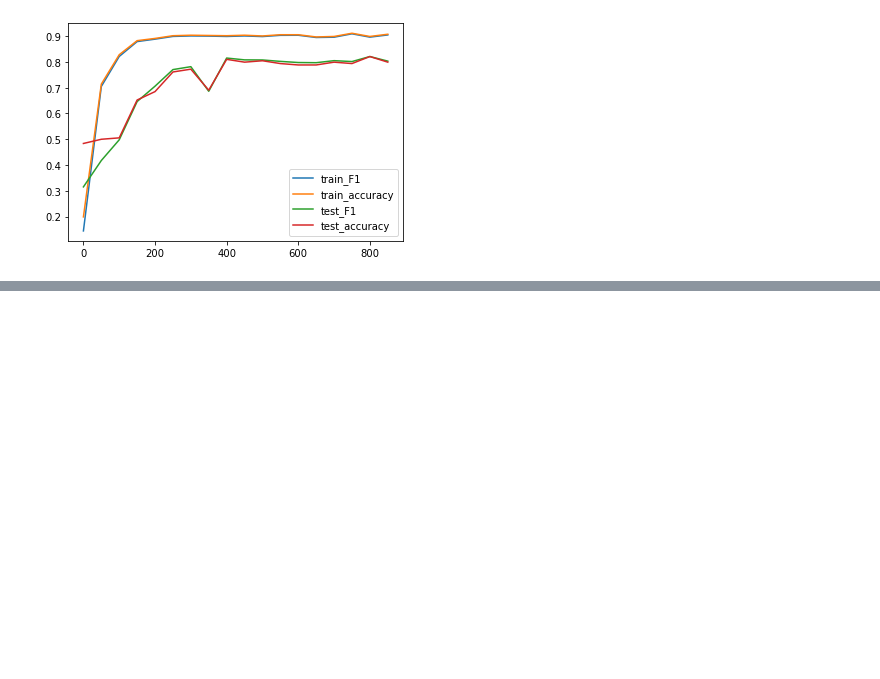
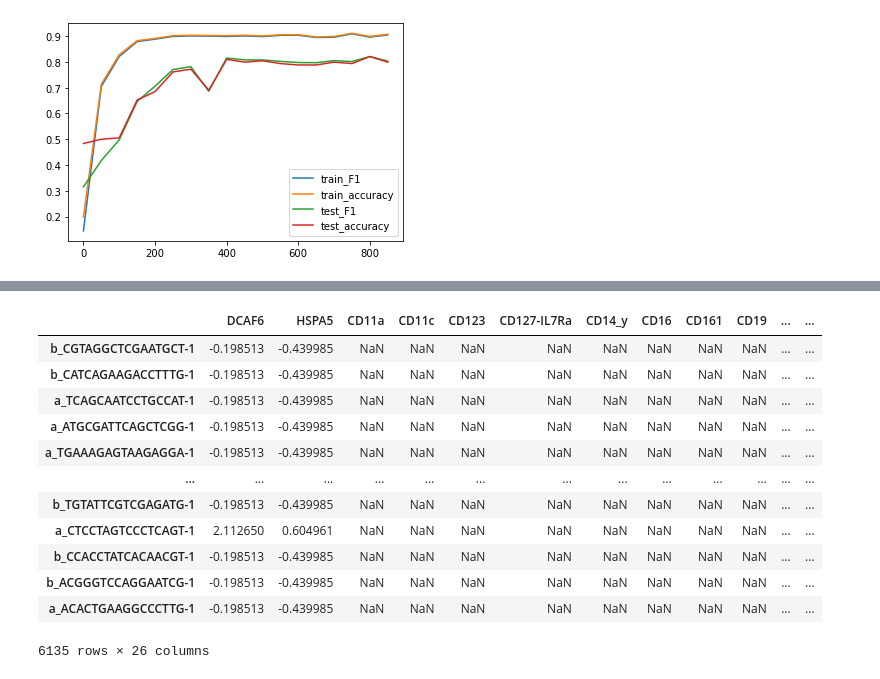
Before and after one commit to jeevannavar/DDP, a Jupyter notebook: Imputation/Omics_Imputation.ipynb, the cells around one changed output, grey strips where cells are left out. Drawn from its saved outputs; the diff is of its cells as text; code cells hidden in the pictures; blank space fills up the shorter version.

```diff
--- a/Imputation/Omics_Imputation.ipynb
+++ b/Imputation/Omics_Imputation.ipynb
@@ -881,0 +997,16 @@ metrics.plot(y = ["train_F1", "train_accuracy", "test_F1", "test_accuracy"])
+# %%
+merged_data.loc["test"].iloc[:,1998:2024]
+# %% [output]
+|  | DCAF6 | HSPA5 | CD11a | CD11c | CD123 | CD127-IL7Ra | CD14_y | CD16 | CD161 | CD19 | ... | ... |
+| b_CGTAGGCTCGAATGCT-1 | -0.198513 | -0.439985 | NaN | NaN | NaN | NaN | NaN | NaN | NaN | NaN | ... | ... |
+| b_CATCAGAAGACCTTTG-1 | -0.198513 | -0.439985 | NaN | NaN | NaN | NaN | NaN | NaN | NaN | NaN | ... | ... |
+| a_TCAGCAATCCTGCCAT-1 | -0.198513 | -0.439985 | NaN | NaN | NaN | NaN | NaN | NaN | NaN | NaN | ... | ... |
+| a_ATGCGATTCAGCTCGG-1 | -0.198513 | -0.439985 | NaN | NaN | NaN | NaN | NaN | NaN | NaN | NaN | ... | ... |
+| a_TGAAAGAGTAAGAGGA-1 | -0.198513 | -0.439985 | NaN | NaN | NaN | NaN | NaN | NaN | NaN | NaN | ... | ... |
+| ... | ... | ... | ... | ... | ... | ... | ... | ... | ... | ... | ... | ... |
+| b_TGTATTCGTCGAGATG-1 | -0.198513 | -0.439985 | NaN | NaN | NaN | NaN | NaN | NaN | NaN | NaN | ... | ... |
+| a_CTCCTAGTCCCTCAGT-1 | 2.112650 | 0.604961 | NaN | NaN | NaN | NaN | NaN | NaN | NaN | NaN | ... | ... |
+| b_CCACCTATCACAACGT-1 | -0.198513 | -0.439985 | NaN | NaN | NaN | NaN | NaN | NaN | NaN | NaN | ... | ... |
+| b_ACGGGTCCAGGAATCG-1 | -0.198513 | -0.439985 | NaN | NaN | NaN | NaN | NaN | NaN | NaN | NaN | ... | ... |
+| a_ACACTGAAGGCCCTTG-1 | -0.198513 | -0.439985 | NaN | NaN | NaN | NaN | NaN | NaN | NaN | NaN | ... | ... |
+6135 rows × 26 columns
```
Also changed, not shown: parts of 14 cells of this notebook, 37 other files.
